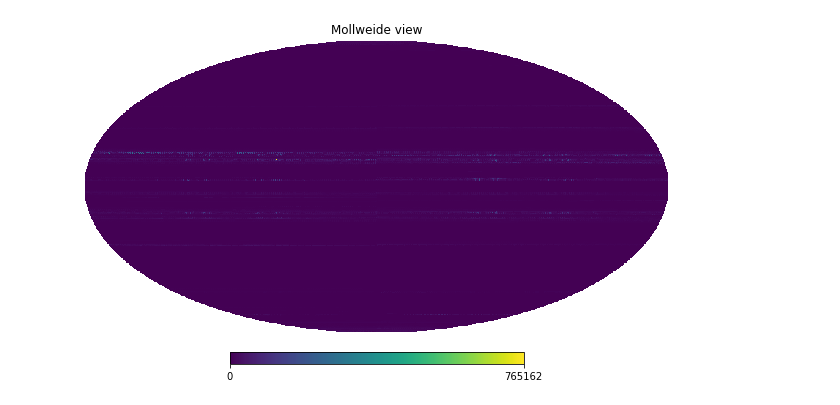
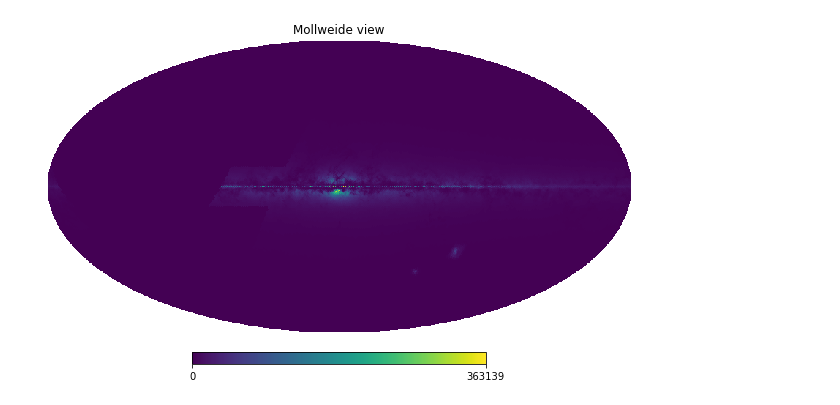
Before and after one commit to lsst-sims/legacy_sims_maps, a Jupyter notebook: notebooks/Tri_Map_Ecample.ipynb, the cells around one changed output. Cells and saved outputs as stored; diff of their text form; code cells hidden in the pictures.

```diff
--- a/notebooks/Tri_Map_Ecample.ipynb
+++ b/notebooks/Tri_Map_Ecample.ipynb
@@ -31,5 +31,5 @@ hp.mollview(starmap, unit='stars/sq deg, %.1f < r < %.1f' % (bins[m_floor], bins
 # %%
 # let's just check a single frame
-hp.mollview(starDensity[:,11])
+hp.mollview(starDensity[:,11], nest=True)
 # %% [output]
-[figure, old version]
+[figure, new version]
```
Also changed, not shown: parts of 1 cell of this notebook.
